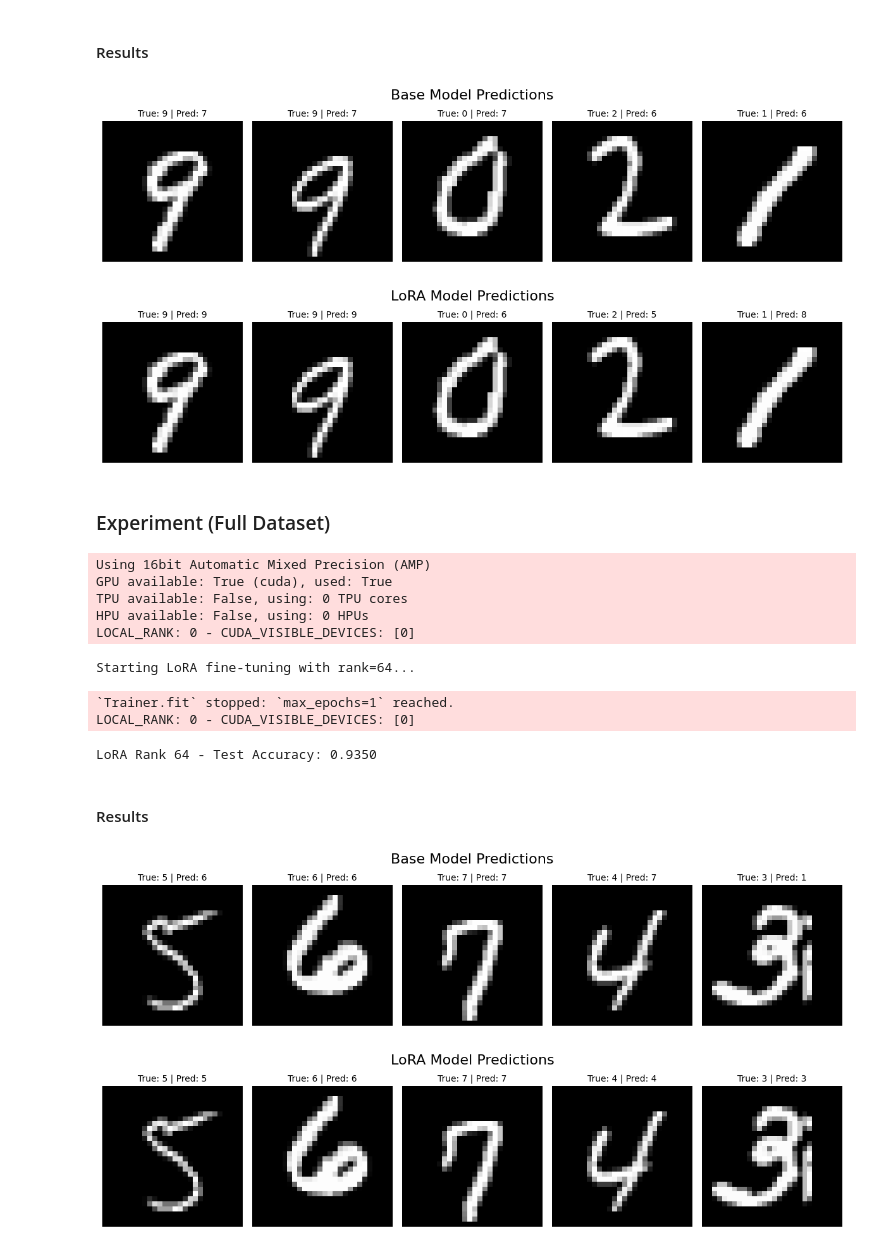
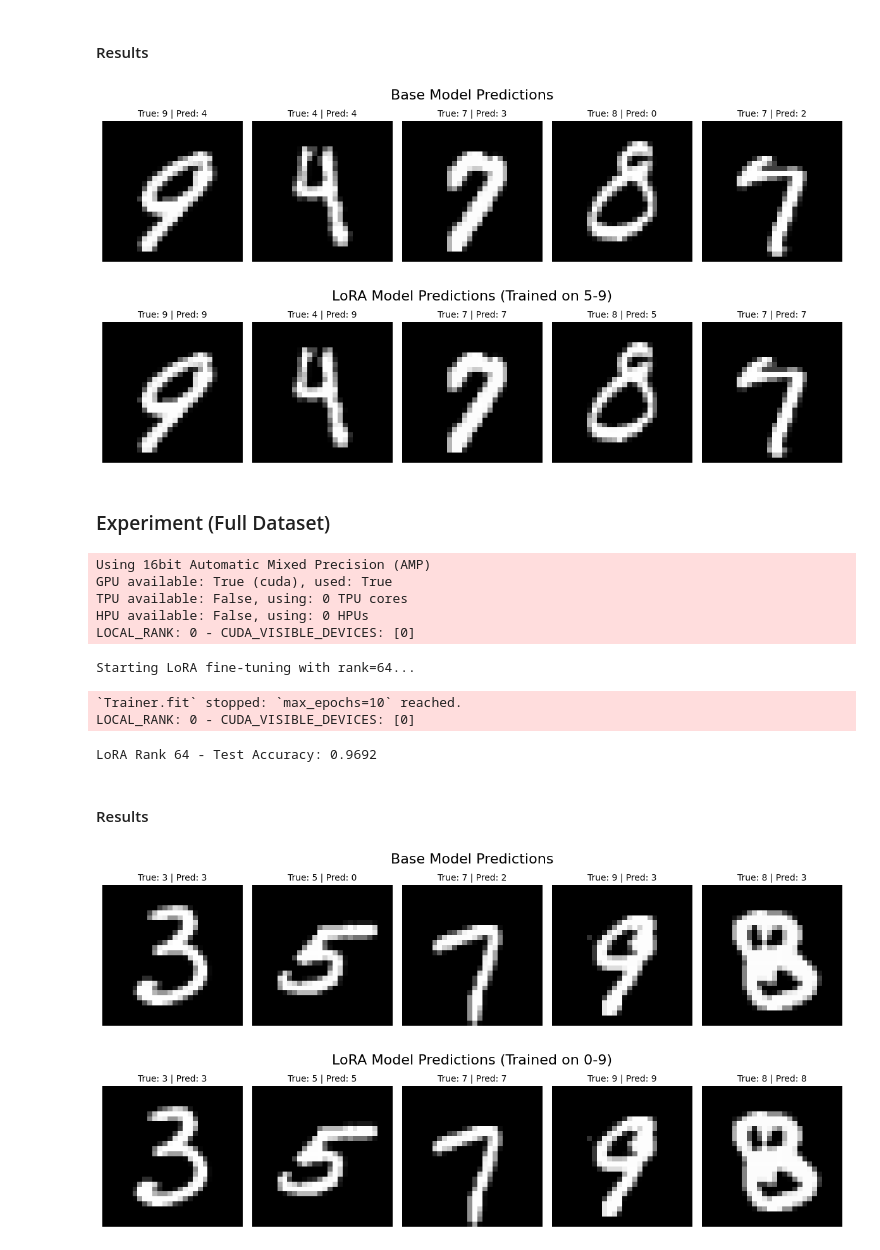
Before and after one commit to NightFore/LoRA_MNIST_Finetuning, a Jupyter notebook: LoRA_MNIST_Finetuning.ipynb, the cells around one changed output. Saved outputs shown, nothing was run; the diff lists cells and outputs as text; code cells hidden in the pictures.

```diff
--- a/LoRA_MNIST_Finetuning.ipynb
+++ b/LoRA_MNIST_Finetuning.ipynb
@@ -62,6 +78,7 @@ Modules are already imported, skipping import.
 # %%
 # Set directories for project
 data_dir = "./data"
+output_dir = "./output"
 
 # Define subdirectories
 logs_dir = os.path.join(data_dir, "logs")
@@ -69,6 +86,7 @@ checkpoints_dir = os.path.join(data_dir, "checkpoints")
 
 # Ensure all directories exist
 os.makedirs(data_dir, exist_ok=True)
+os.makedirs(output_dir, exist_ok=True)
 os.makedirs(logs_dir, exist_ok=True)
 os.makedirs(checkpoints_dir, exist_ok=True)
 # %% [markdown]
@@ -77,7 +95,8 @@ os.makedirs(checkpoints_dir, exist_ok=True)
 # Training parameters
 batch_size = 64
 val_split = 0.2
-max_epochs = 1
+max_epochs = 10
+# max_epochs = 1 for faster iteration during experimentation
 
 # Base and LoRA specific digit sets for MNIST
 digits_base = list(range(5))  # Digits 0-4 for base model training
@@ -149,7 +168,7 @@ def get_batch_from_dataset(datamodule, batch_size=5, setup_stage="test", shuffle
 
     return x, y
 
-def visualize_batch(x, y, title="Batch Visualization", fig_size=(12, 3)):
+def visualize_batch(x, y, title="Batch Visualization", fig_size=(12, 3), save_path=None):
     """
     Visualize a batch of images along with their labels.
 
@@ -158,6 +177,7 @@ def visualize_batch(x, y, title="Batch Visualization", fig_size=(12, 3)):
         - y: The corresponding labels (tensor) of the images.
         - title: The title of the plot.
         - fig_size: The size of the plot.
+        - save_path: The path to save the plot image (optional).
     """
     # Get the batch size
     batch_size = len(x)
@@ -173,9 +193,14 @@ def visualize_batch(x, y, title="Batch Visualization", fig_size=(12, 3)):
 
     plt.suptitle(title, fontsize=16)
     plt.tight_layout()
+
+    # If a save path is provided, save the image
+    if save_path:
+        plt.savefig(save_path)
+
     plt.show()
 
-def visualize_batch_with_predictions(model, x, y, title="Batch Visualization with Predictions", fig_size=(12, 3)):
+def visualize_batch_with_predictions(model, x, y, title="Batch Visualization with Predictions", fig_size=(12, 3), save_path=None):
     """
     Visualize a batch of images, their true labels, and the predicted labels from the model.
 
@@ -185,6 +210,7 @@ def visualize_batch_with_predictions(model, x, y, title="Batch Visualization wit
         - y: The corresponding true labels (tensor) of the images.
         - title: The title of the plot.
         - fig_size: The size of the plot.
+        - save_path: The path to save the plot image (optional).
     """
     # Ensure the model is in evaluation mode
     model.eval()
@@ -210,6 +236,11 @@ def visualize_batch_with_predictions(model, x, y, title="Batch Visualization wit
 
     plt.suptitle(title, fontsize=16)
     plt.tight_layout()
+
+    # If a save path is provided, save the image
+    if save_path:
+        plt.savefig(save_path)
+
     plt.show()
 # %% [markdown]
 ### Example:
@@ -774,20 +799,22 @@ for lora_rank in lora_ranks:
 # %%
 # Shuffle flag to control whether the dataset is shuffled or not
 shuffle = True
 
 # Get a batch of test data from the datamodule
 x, y = get_batch_from_dataset(datamodule=dm_full, batch_size=5, setup_stage="test", shuffle=shuffle)
 
 # Visualize predictions from the base model
-title = "Base Model Predictions"
-visualize_batch_with_predictions(model=model_base, x=x, y=y, title=title)
+title_base = "Base Model Predictions"
+save_path_base = os.path.join(output_dir, "base_model_predictions_5-9.png")
+visualize_batch_with_predictions(model=model_base, x=x, y=y, title=title_base, save_path=save_path_base)
 
 # Visualize predictions from the LoRA model
-title = "LoRA Model Predictions (Trained on 5-9)"
-visualize_batch_with_predictions(model=models_lora[lora_ranks[-1]], x=x, y=y, title=title)
+title_lora = "LoRA Model Predictions (Trained on 5-9)"
+save_path_lora = os.path.join(output_dir, "lora_model_predictions_5-9.png")
+visualize_batch_with_predictions(model=models_lora[lora_ranks[-1]], x=x, y=y, title=title_lora, save_path=save_path_lora)
 # %% [output]
-[figure, old version]
+[figure, new version]
-[figure, old version]
+[figure, new version]
 # %% [markdown]
 ### Experiment (Full Dataset)
 # %%
@@ -800,9 +827,9 @@ TPU available: False, using: 0 TPU cores
 HPU available: False, using: 0 HPUs
 LOCAL_RANK: 0 - CUDA_VISIBLE_DEVICES: [0]
 Starting LoRA fine-tuning with rank=64...
-`Trainer.fit` stopped: `max_epochs=1` reached.
+`Trainer.fit` stopped: `max_epochs=10` reached.
 LOCAL_RANK: 0 - CUDA_VISIBLE_DEVICES: [0]
-LoRA Rank 64 - Test Accuracy: 0.9350
+LoRA Rank 64 - Test Accuracy: 0.9692
 # %% [markdown]
 #### Results
 # %%
@@ -813,12 +840,14 @@ shuffle = True
 x, y = get_batch_from_dataset(datamodule=dm_full, batch_size=5, setup_stage="test", shuffle=shuffle)
 
 # Visualize predictions from the base model
-title = "Base Model Predictions"
-visualize_batch_with_predictions(model=model_base, x=x, y=y, title=title)
+title_base = "Base Model Predictions"
+save_path_base = os.path.join(output_dir, "base_model_predictions_0-9.png")
+visualize_batch_with_predictions(model=model_base, x=x, y=y, title=title_base, save_path=save_path_base)
 
 # Visualize predictions from the LoRA model
-title = "LoRA Model Predictions (Trained on 0-9)"
-visualize_batch_with_predictions(model=model_lora_full, x=x, y=y, title=title)
+title_lora = "LoRA Model Predictions (Trained on 0-9)"
+save_path_lora = os.path.join(output_dir, "lora_model_predictions_0-9.png")
+visualize_batch_with_predictions(model=model_lora_full, x=x, y=y, title=title_lora, save_path=save_path_lora)
 # %% [output]
-[figure, old version]
+[figure, new version]
-[figure, old version]
+[figure, new version]
```
Also changed, not shown: parts of 8 cells of this notebook, 1 other file.
